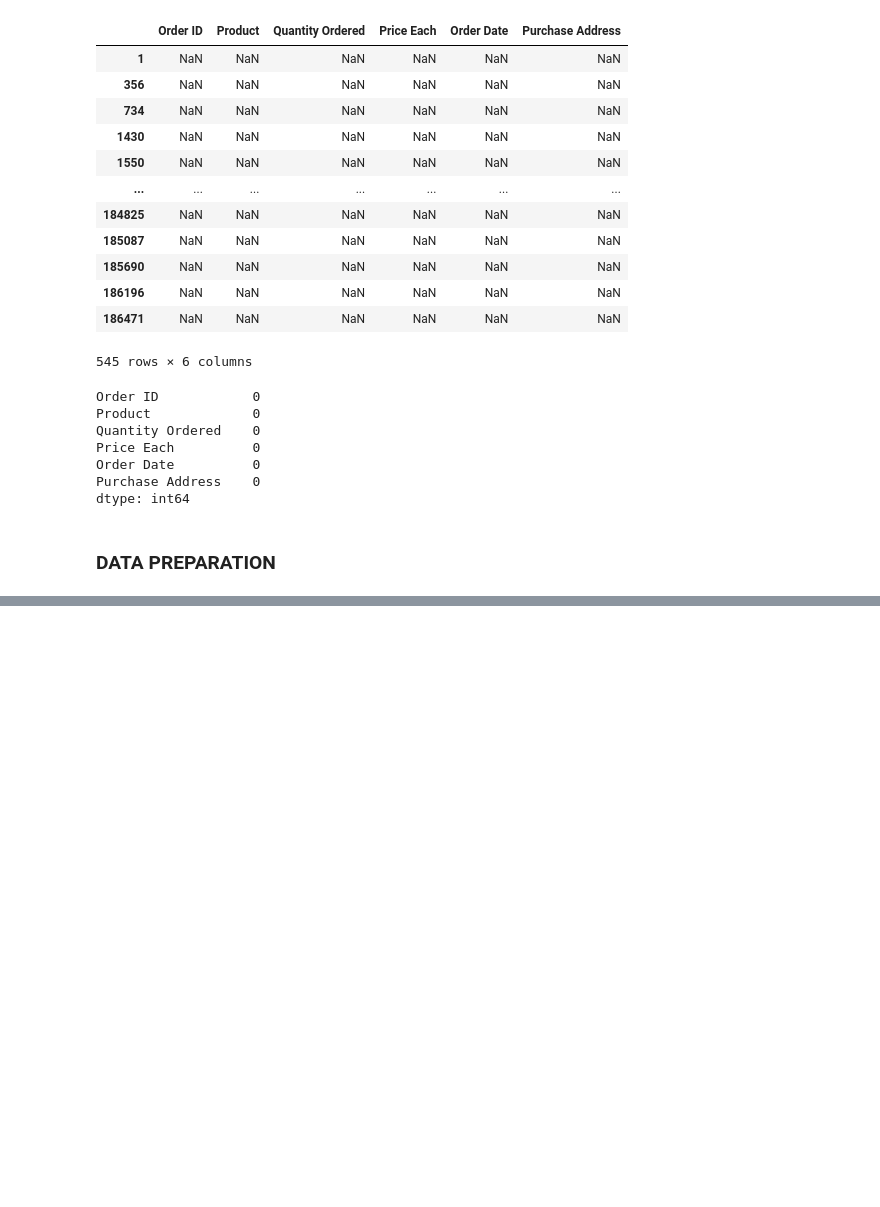
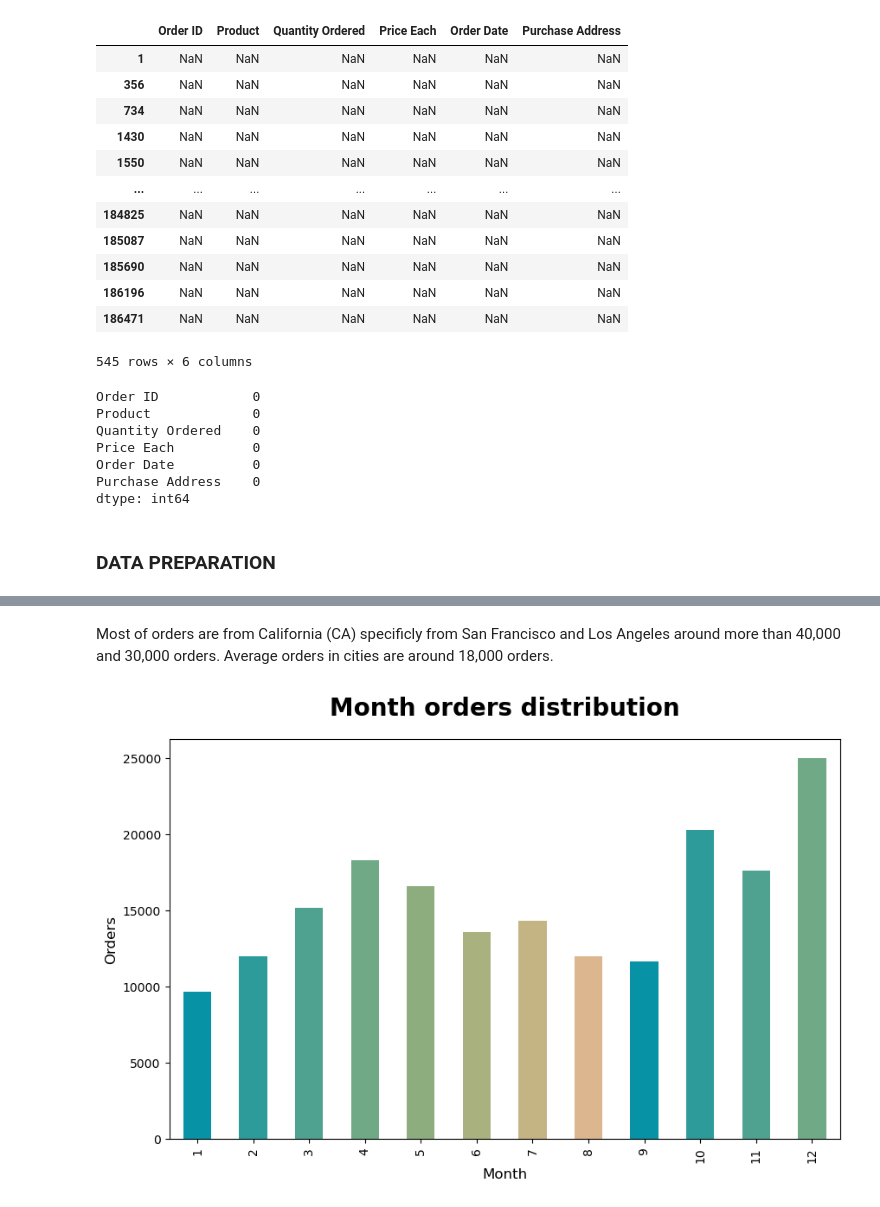
Before and after one commit to hmtalha786/Movie-Recommendation-System, a Jupyter notebook: Code.ipynb, the cells around one changed output, grey strips where cells are left out. Cells and saved outputs as stored; diff of their text form; code cells hidden in the pictures; blank space fills up the shorter version.

```diff
--- a/Code.ipynb
+++ b/Code.ipynb
@@ -236,0 +284,14 @@ Total sales in 2019 : 34,483,365.68 USD
+# %% [markdown]
+Most of orders are from California (CA) specificly from San Francisco and Los Angeles around more than 40,000 and 30,000 orders. Average orders in cities are around 18,000 orders.
+# %%
+plt.figure(figsize=(10,6))
+
+df['Month'].value_counts().sort_index().plot(kind='bar',color=['#0892a5','#2e9b9b','#50a290','#6fa985','#8dad7f','#a9b17e','#c4b383','#dbb68f'])
+
+plt.title('Month orders distribution',weight='bold',fontsize=20,pad=20)
+plt.ylabel('Orders',fontsize=12)
+plt.xlabel('Month',fontsize=12)
+
+plt.show()
+# %% [output]
+[figure, added]
```
Also changed, not shown: parts of 24 cells of this notebook.
